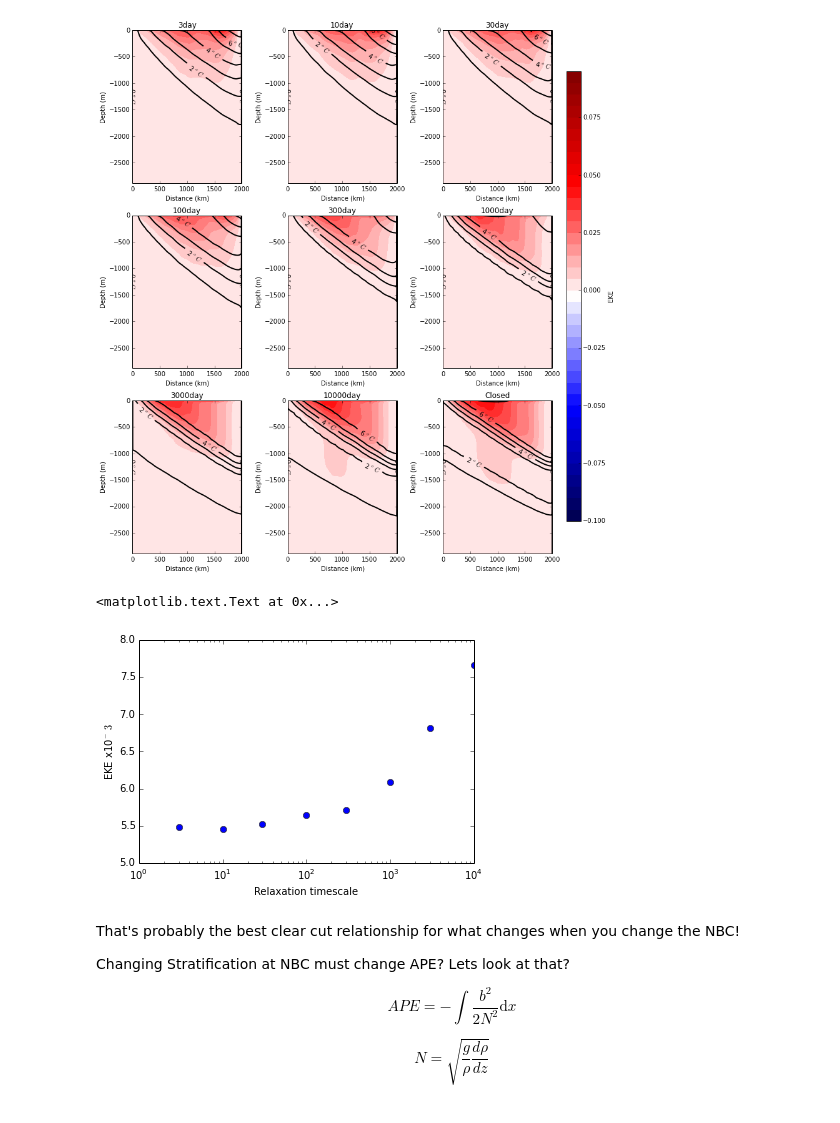
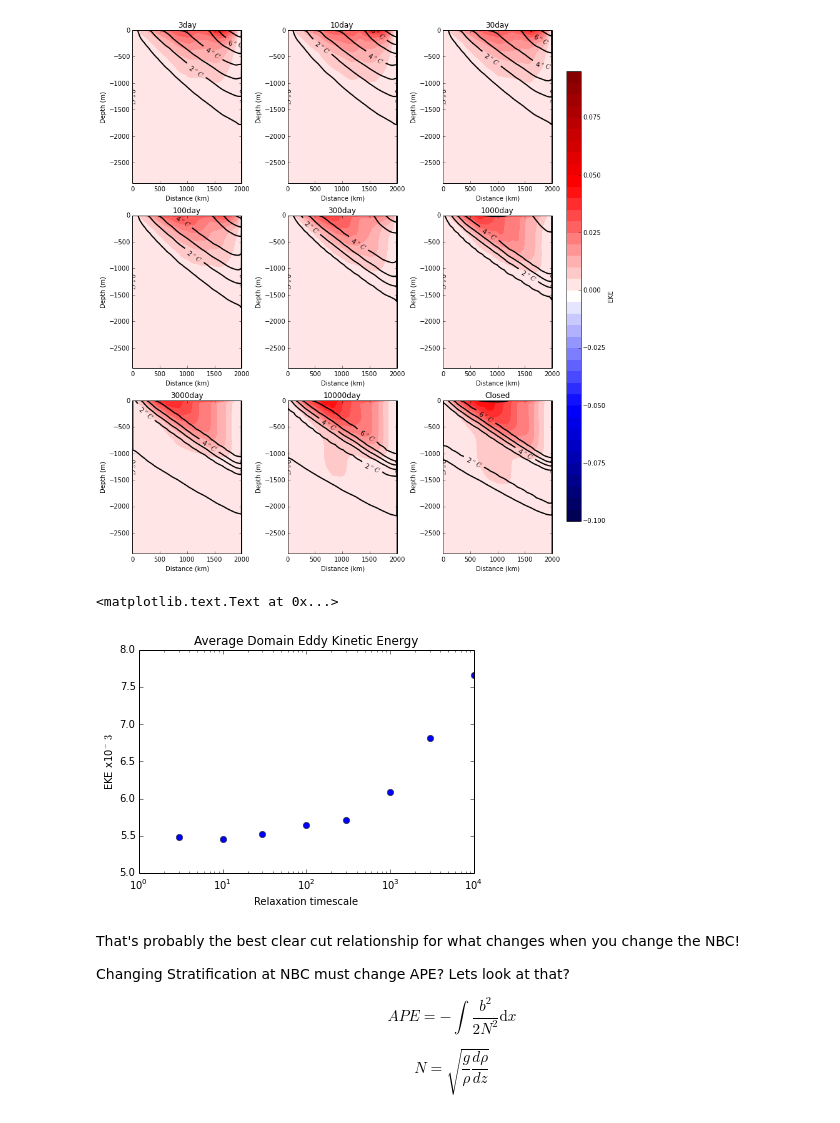
Before and after one commit to hlburns/Notebooks, a Jupyter notebook: Plotters/EKEPannel.ipynb, the cells around one changed output. Cells and saved outputs as stored; diff of their text form; code cells hidden in the pictures.

```diff
--- a/Plotters/EKEPannel.ipynb
+++ b/Plotters/EKEPannel.ipynb
@@ -99,11 +99,12 @@ plt.savefig(q+"/EKEpanel.png")
 # %%
 plt.plot(['3','10','30','100','300','1000','3000','10000'],EKE[0:-1]*1000,'o')
 plt.xscale('log')
 plt.ylabel('EKE x10$^-3$')
+plt.title('Average Domain Eddy Kinetic Energy')
 plt.xlabel('Relaxation timescale')
 # %% [output]
 <matplotlib.text.Text at 0x...>
-[figure, old version]
+[figure, new version]
 # %% [markdown]
 That's probably the best clear cut relationship for what changes when you change the NBC!
 
```
Also changed, not shown: 7 other files.
